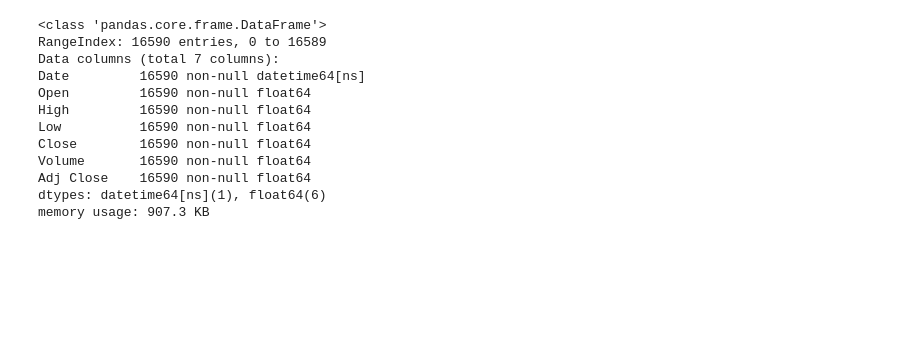
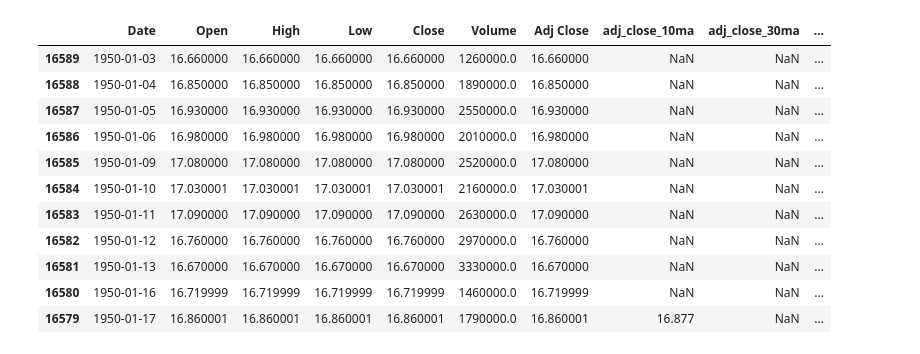
Before and after one commit to turnerneil/datascience, a Jupyter notebook: projects/dataquest/Guided Project_ Predicting the stock market/notebook.ipynb, the cells around one changed output. Drawn from its saved outputs; the diff is of its cells as text; code cells hidden in the pictures; blank space fills up the shorter version.

```diff
--- a/projects/dataquest/Guided Project_ Predicting the stock market/notebook.ipynb
+++ b/projects/dataquest/Guided Project_ Predicting the stock market/notebook.ipynb
@@ -18,15 +19,0 @@ df['Date'] = pd.to_datetime(df['Date'])
-# %%
-df.info()
-# %% [output]
-<class 'pandas.core.frame.DataFrame'>
-RangeIndex: 16590 entries, 0 to 16589
-Data columns (total 7 columns):
-Date         16590 non-null datetime64[ns]
-Open         16590 non-null float64
-High         16590 non-null float64
-Low          16590 non-null float64
-Close        16590 non-null float64
-Volume       16590 non-null float64
-Adj Close    16590 non-null float64
-dtypes: datetime64[ns](1), float64(6)
-memory usage: 907.3 KB
@@ -32,0 +22,4 @@ memory usage: 907.3 KB
+# %%
+df['adj_close_10ma'] = df['Close'].rolling(10, min_periods=10).mean()
+df['adj_close_30ma'] = df['Close'].rolling(30, min_periods=30).mean()
+df['adj_close_365ma'] = df['Close'].rolling(365, min_periods=365).mean()
@@ -32,0 +30,15 @@ memory usage: 907.3 KB
+# %%
+df.head(11)
+# %% [output]
+|  | Date | Open | High | Low | Close | Volume | Adj Close | adj_close_10ma | adj_close_30ma | ... |
+| 16589 | 1950-01-03 | 16.660000 | 16.660000 | 16.660000 | 16.660000 | 1260000.0 | 16.660000 | NaN | NaN | ... |
+| 16588 | 1950-01-04 | 16.850000 | 16.850000 | 16.850000 | 16.850000 | 1890000.0 | 16.850000 | NaN | NaN | ... |
+| 16587 | 1950-01-05 | 16.930000 | 16.930000 | 16.930000 | 16.930000 | 2550000.0 | 16.930000 | NaN | NaN | ... |
+| 16586 | 1950-01-06 | 16.980000 | 16.980000 | 16.980000 | 16.980000 | 2010000.0 | 16.980000 | NaN | NaN | ... |
+| 16585 | 1950-01-09 | 17.080000 | 17.080000 | 17.080000 | 17.080000 | 2520000.0 | 17.080000 | NaN | NaN | ... |
+| 16584 | 1950-01-10 | 17.030001 | 17.030001 | 17.030001 | 17.030001 | 2160000.0 | 17.030001 | NaN | NaN | ... |
+| 16583 | 1950-01-11 | 17.090000 | 17.090000 | 17.090000 | 17.090000 | 2630000.0 | 17.090000 | NaN | NaN | ... |
+| 16582 | 1950-01-12 | 16.760000 | 16.760000 | 16.760000 | 16.760000 | 2970000.0 | 16.760000 | NaN | NaN | ... |
+| 16581 | 1950-01-13 | 16.670000 | 16.670000 | 16.670000 | 16.670000 | 3330000.0 | 16.670000 | NaN | NaN | ... |
+| 16580 | 1950-01-16 | 16.719999 | 16.719999 | 16.719999 | 16.719999 | 1460000.0 | 16.719999 | NaN | NaN | ... |
+| 16579 | 1950-01-17 | 16.860001 | 16.860001 | 16.860001 | 16.860001 | 1790000.0 | 16.860001 | 16.877 | NaN | ... |
```
Also changed, not shown: parts of 21 cells of this notebook.
